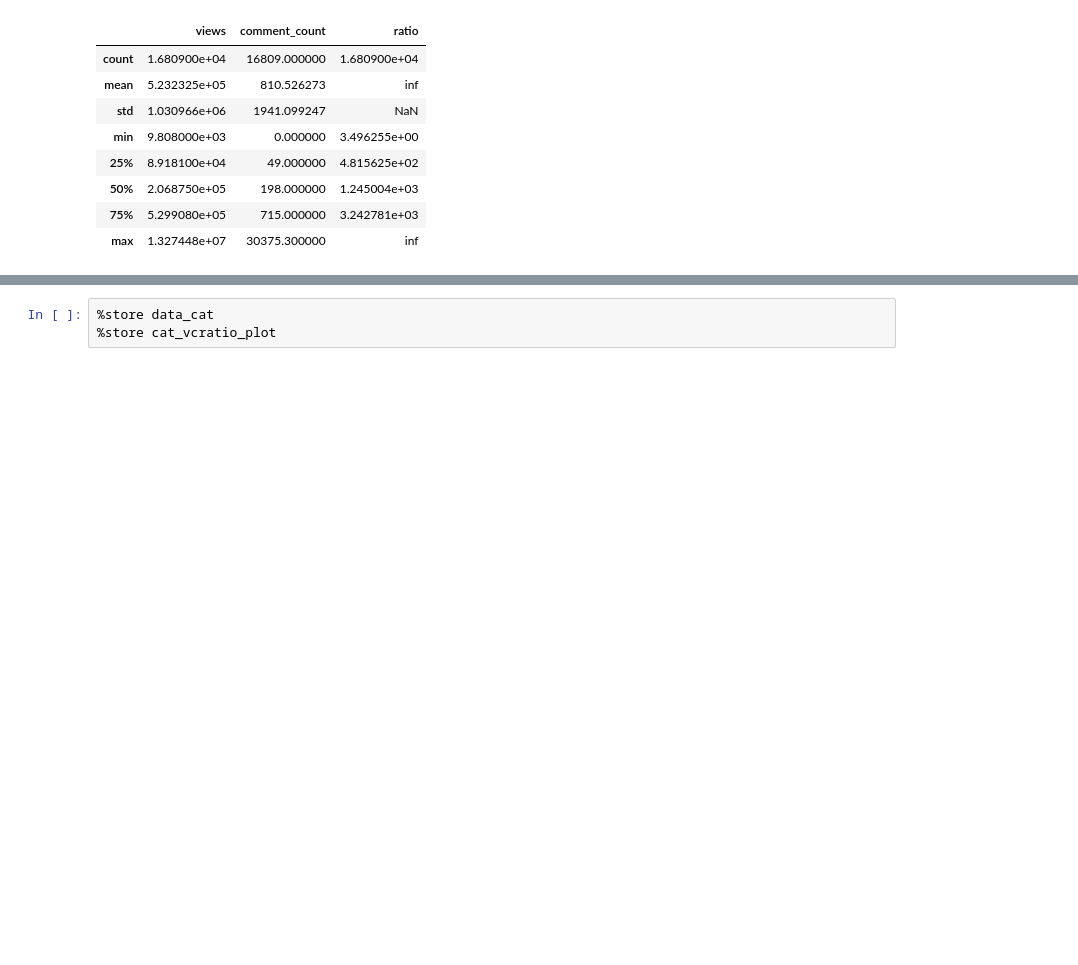
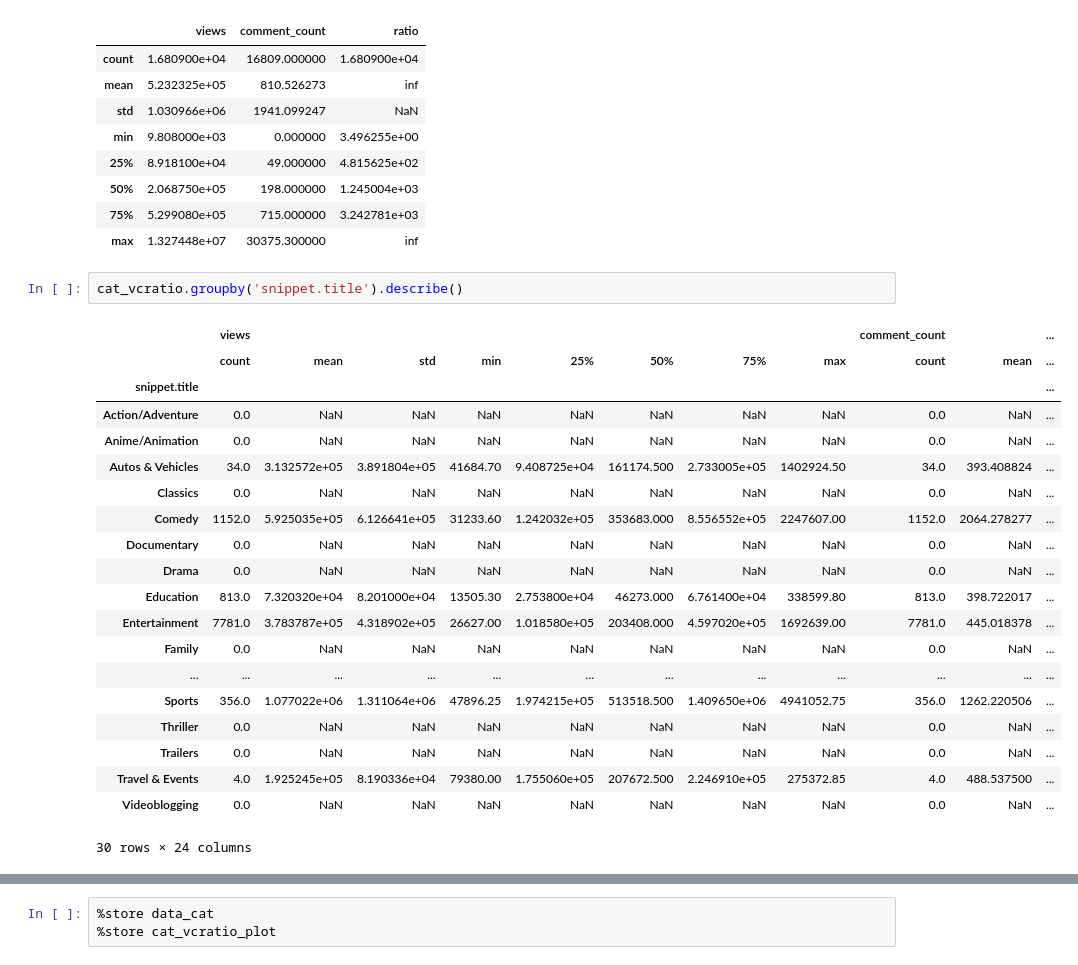
Before and after one commit to Adm-Info/EB-2022-1-CC50, a Jupyter notebook: code/7.preproc-req-cats-preg4.ipynb, the cells around one changed output, grey strips where cells are left out. Saved outputs shown, nothing was run; the diff lists cells and outputs as text; blank space fills up the shorter version.

```diff
--- a/code/7.preproc-req-cats-preg4.ipynb
+++ b/code/7.preproc-req-cats-preg4.ipynb
@@ -183,6 +183,29 @@ cat_vcratio.describe()
 | 50% | 2.068750e+05 | 198.000000 | 1.245004e+03 |
 | 75% | 5.299080e+05 | 715.000000 | 3.242781e+03 |
 | max | 1.327448e+07 | 30375.300000 | inf |
+# %%
+cat_vcratio.groupby('snippet.title').describe()
+# %% [output]
+|  | views |  |  |  |  |  |  |  | comment_count |  | ... |
+|  | count | mean | std | min | 25% | 50% | 75% | max | count | mean | ... |
+| snippet.title |  |  |  |  |  |  |  |  |  |  | ... |
+| Action/Adventure | 0.0 | NaN | NaN | NaN | NaN | NaN | NaN | NaN | 0.0 | NaN | ... |
+| Anime/Animation | 0.0 | NaN | NaN | NaN | NaN | NaN | NaN | NaN | 0.0 | NaN | ... |
+| Autos & Vehicles | 34.0 | 3.132572e+05 | 3.891804e+05 | 41684.70 | 9.408725e+04 | 161174.500 | 2.733005e+05 | 1402924.50 | 34.0 | 393.408824 | ... |
+| Classics | 0.0 | NaN | NaN | NaN | NaN | NaN | NaN | NaN | 0.0 | NaN | ... |
+| Comedy | 1152.0 | 5.925035e+05 | 6.126641e+05 | 31233.60 | 1.242032e+05 | 353683.000 | 8.556552e+05 | 2247607.00 | 1152.0 | 2064.278277 | ... |
+| Documentary | 0.0 | NaN | NaN | NaN | NaN | NaN | NaN | NaN | 0.0 | NaN | ... |
+| Drama | 0.0 | NaN | NaN | NaN | NaN | NaN | NaN | NaN | 0.0 | NaN | ... |
+| Education | 813.0 | 7.320320e+04 | 8.201000e+04 | 13505.30 | 2.753800e+04 | 46273.000 | 6.761400e+04 | 338599.80 | 813.0 | 398.722017 | ... |
+| Entertainment | 7781.0 | 3.783787e+05 | 4.318902e+05 | 26627.00 | 1.018580e+05 | 203408.000 | 4.597020e+05 | 1692639.00 | 7781.0 | 445.018378 | ... |
+| Family | 0.0 | NaN | NaN | NaN | NaN | NaN | NaN | NaN | 0.0 | NaN | ... |
+| ... | ... | ... | ... | ... | ... | ... | ... | ... | ... | ... | ... |
+| Sports | 356.0 | 1.077022e+06 | 1.311064e+06 | 47896.25 | 1.974215e+05 | 513518.500 | 1.409650e+06 | 4941052.75 | 356.0 | 1262.220506 | ... |
+| Thriller | 0.0 | NaN | NaN | NaN | NaN | NaN | NaN | NaN | 0.0 | NaN | ... |
+| Trailers | 0.0 | NaN | NaN | NaN | NaN | NaN | NaN | NaN | 0.0 | NaN | ... |
+| Travel & Events | 4.0 | 1.925245e+05 | 8.190336e+04 | 79380.00 | 1.755060e+05 | 207672.500 | 2.246910e+05 | 275372.85 | 4.0 | 488.537500 | ... |
+| Videoblogging | 0.0 | NaN | NaN | NaN | NaN | NaN | NaN | NaN | 0.0 | NaN | ... |
+30 rows × 24 columns
 # %%
 plt.figure(figsize=(16,8))
 plt.xticks(rotation=90)
```
Also changed, not shown: parts of 5 cells of this notebook, 8 other files.
